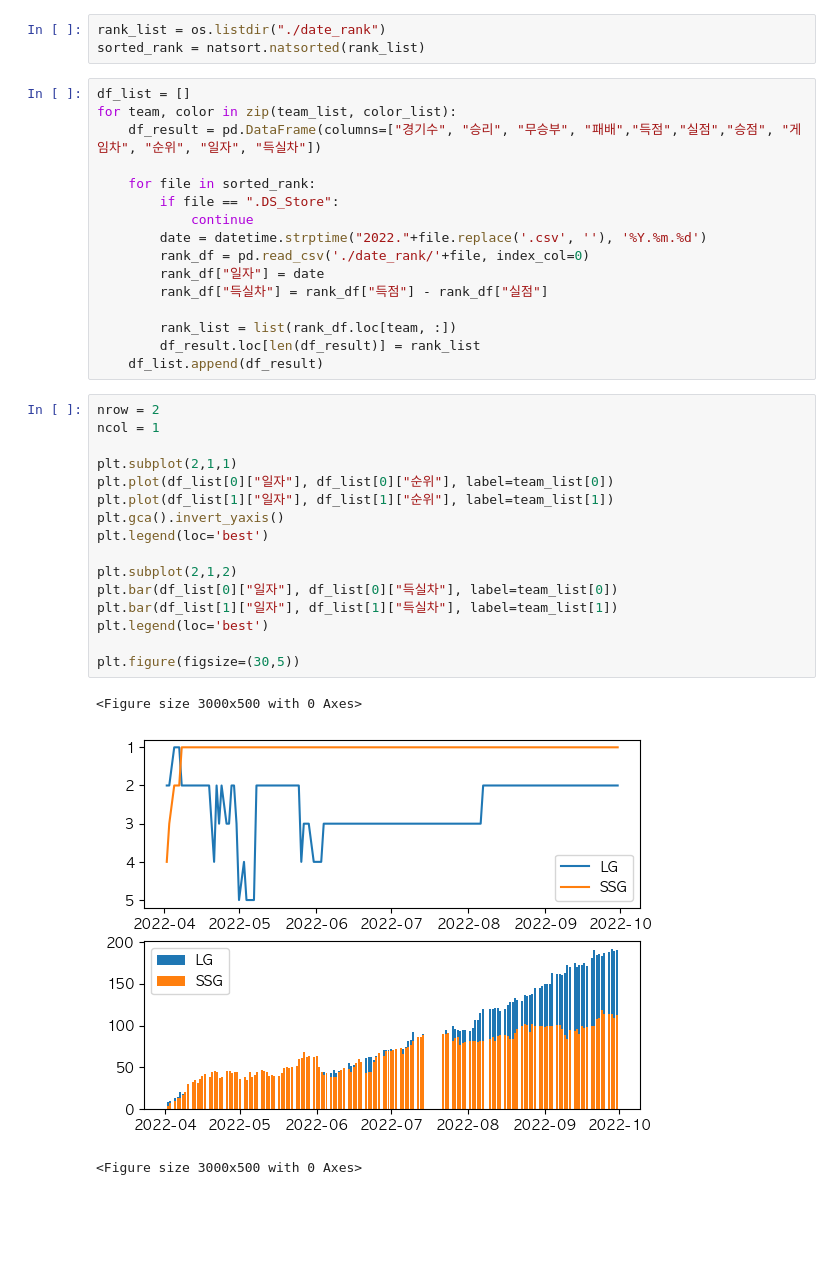
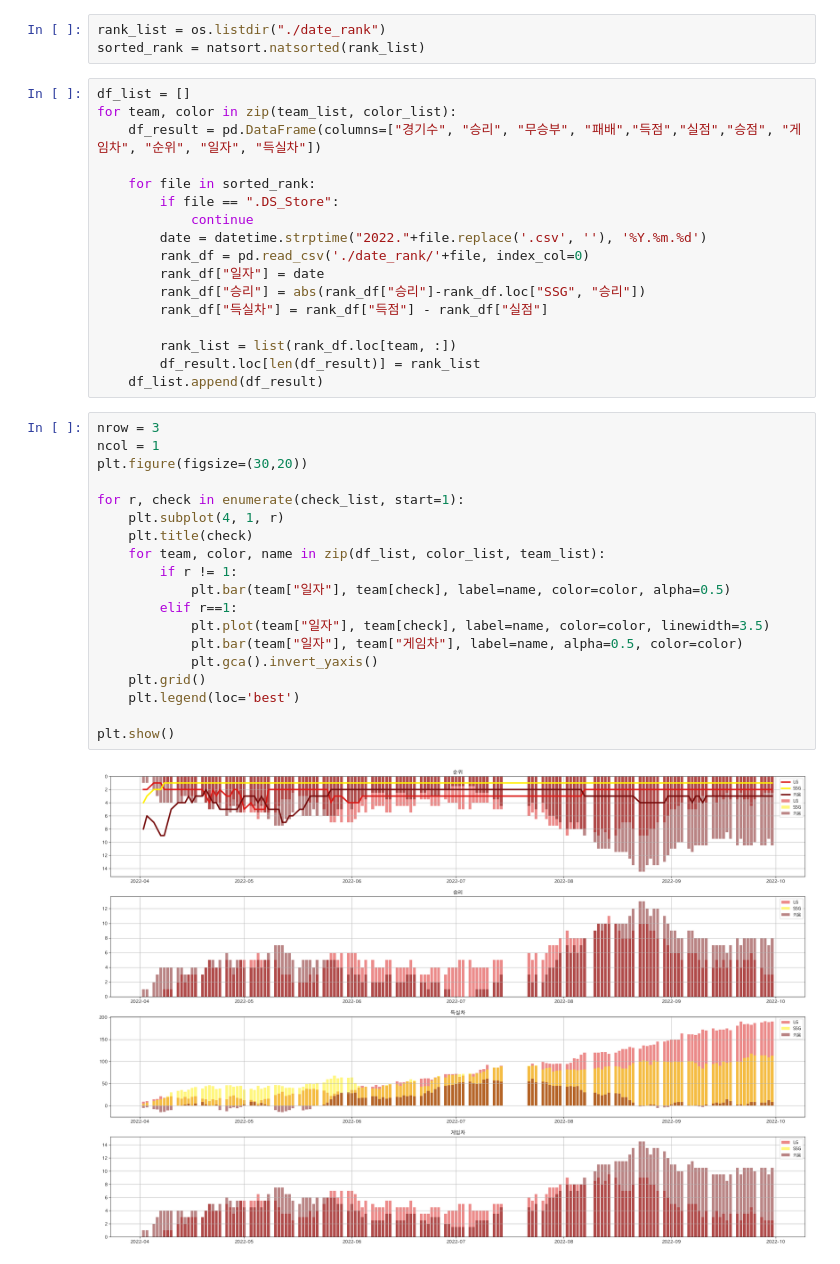
Before and after one commit to JorimJoram/BaseBall_Posting, a Jupyter notebook: Data_Crawling/SSG.ipynb, the cells around one changed output. Saved outputs shown, nothing was run; the diff lists cells and outputs as text; blank space fills up the shorter version.

```diff
--- a/Data_Crawling/SSG.ipynb
+++ b/Data_Crawling/SSG.ipynb
@@ -41,30 +43,32 @@ for team, color in zip(team_list, color_list):
         date = datetime.strptime("2022."+file.replace('.csv', ''), '%Y.%m.%d')
         rank_df = pd.read_csv('./date_rank/'+file, index_col=0)
         rank_df["일자"] = date
+        rank_df["승리"] = abs(rank_df["승리"]-rank_df.loc["SSG", "승리"])
         rank_df["득실차"] = rank_df["득점"] - rank_df["실점"]
 
         rank_list = list(rank_df.loc[team, :])
         df_result.loc[len(df_result)] = rank_list
     df_list.append(df_result)
-# %%
-nrow = 2
-ncol = 1
-
-plt.subplot(2,1,1)
-plt.plot(df_list[0]["일자"], df_list[0]["순위"], label=team_list[0])
-plt.plot(df_list[1]["일자"], df_list[1]["순위"], label=team_list[1])
-plt.gca().invert_yaxis()
-plt.legend(loc='best')
-
-plt.subplot(2,1,2)
-plt.bar(df_list[0]["일자"], df_list[0]["득실차"], label=team_list[0])
-plt.bar(df_list[1]["일자"], df_list[1]["득실차"], label=team_list[1])
-plt.legend(loc='best')
-
-plt.figure(figsize=(30,5))
-# %% [output]
-<Figure size 3000x500 with 0 Axes>
-[figure, removed]
-<Figure size 3000x500 with 0 Axes>
+# %%
+nrow = 3
+ncol = 1
+plt.figure(figsize=(30,20))
+
+for r, check in enumerate(check_list, start=1):
+    plt.subplot(4, 1, r)
+    plt.title(check)
+    for team, color, name in zip(df_list, color_list, team_list):
+        if r != 1:
+            plt.bar(team["일자"], team[check], label=name, color=color, alpha=0.5)
+        elif r==1:
+            plt.plot(team["일자"], team[check], label=name, color=color, linewidth=3.5)
+            plt.bar(team["일자"], team["게임차"], label=name, alpha=0.5, color=color)
+            plt.gca().invert_yaxis()
+    plt.grid()
+    plt.legend(loc='best')
+
+plt.show()
+# %% [output]
+[figure, added]
 # %% [markdown]
 - 전반기에는 SSG가 더 적게 실점하고 더 많이 득점을 얻어내는 경향을 보였음
```
Also changed, not shown: parts of 11 cells of this notebook.
